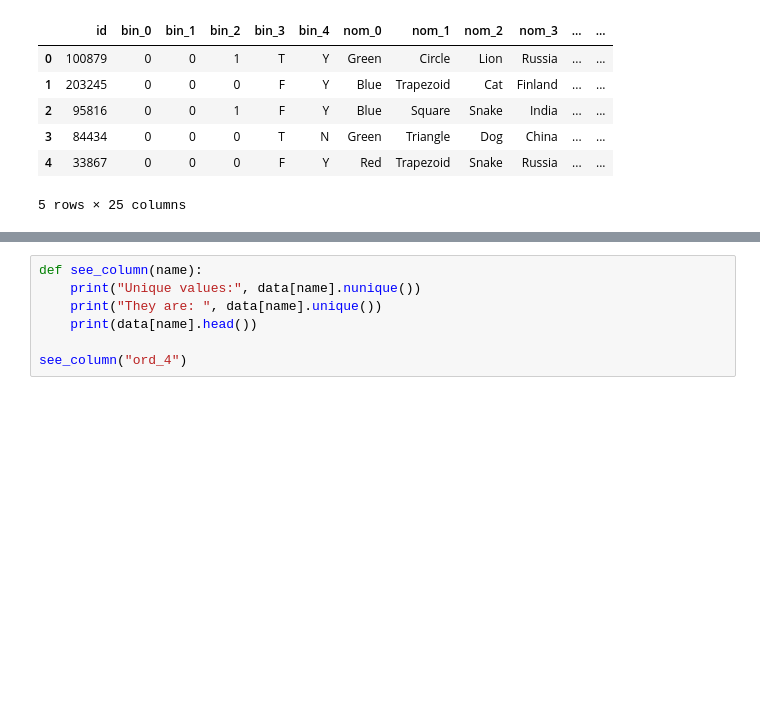
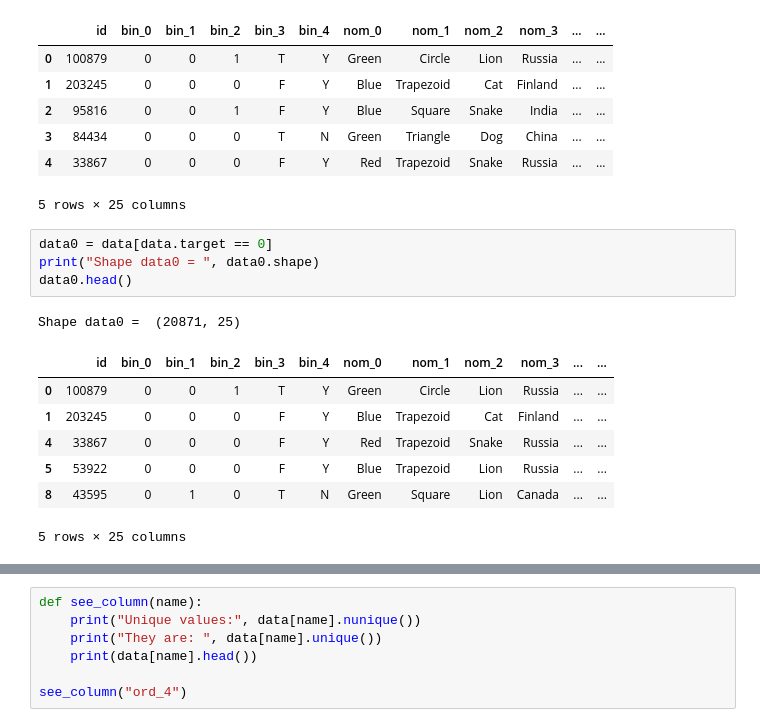
Before and after one commit to kaluzap/kaggle_cat_in_the_dat, a Jupyter notebook: clustering_and_cats.ipynb, the cells around one changed output, grey strips where cells are left out. Cells and saved outputs as stored; diff of their text form; blank space fills up the shorter version.

```diff
--- a/clustering_and_cats.ipynb
+++ b/clustering_and_cats.ipynb
@@ -21,3 +21,16 @@ Shape:  (30000, 25)
 | 3 | 84434 | 0 | 0 | 0 | T | N | Green | Triangle | Dog | China | ... | ... |
 | 4 | 33867 | 0 | 0 | 0 | F | Y | Red | Trapezoid | Snake | Russia | ... | ... |
 5 rows × 25 columns
+# %%
+data0 = data[data.target == 0]
+print("Shape data0 = ", data0.shape)
+data0.head()
+# %% [output]
+Shape data0 =  (20871, 25)
+|  | id | bin_0 | bin_1 | bin_2 | bin_3 | bin_4 | nom_0 | nom_1 | nom_2 | nom_3 | ... | ... |
+| 0 | 100879 | 0 | 0 | 1 | T | Y | Green | Circle | Lion | Russia | ... | ... |
+| 1 | 203245 | 0 | 0 | 0 | F | Y | Blue | Trapezoid | Cat | Finland | ... | ... |
+| 4 | 33867 | 0 | 0 | 0 | F | Y | Red | Trapezoid | Snake | Russia | ... | ... |
+| 5 | 53922 | 0 | 0 | 0 | F | Y | Blue | Trapezoid | Lion | Russia | ... | ... |
+| 8 | 43595 | 0 | 1 | 0 | T | N | Green | Square | Lion | Canada | ... | ... |
+5 rows × 25 columns
```
Also changed, not shown: parts of 1 cell of this notebook, 2 other files.
